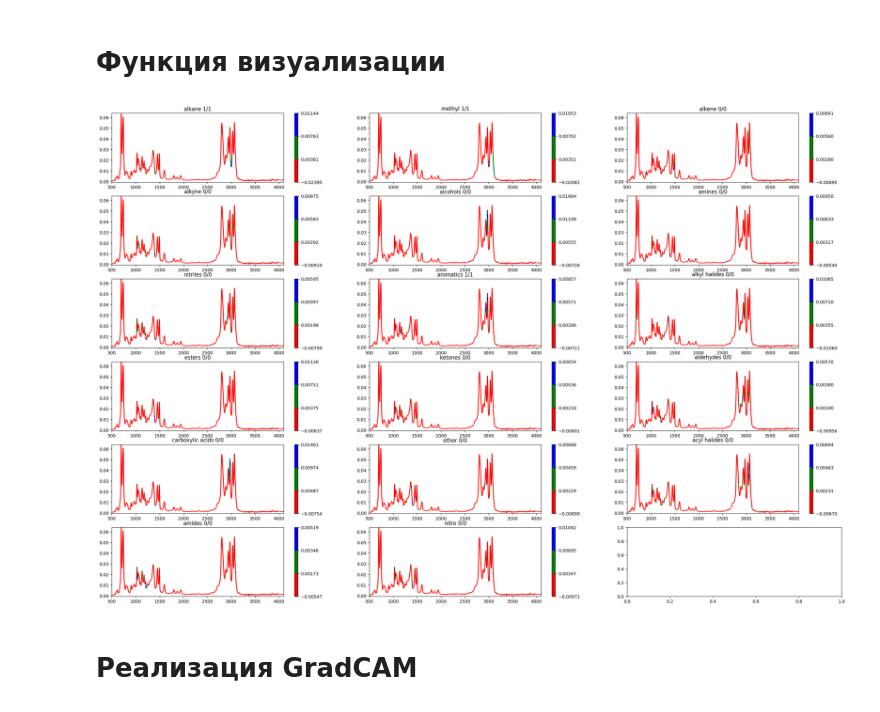
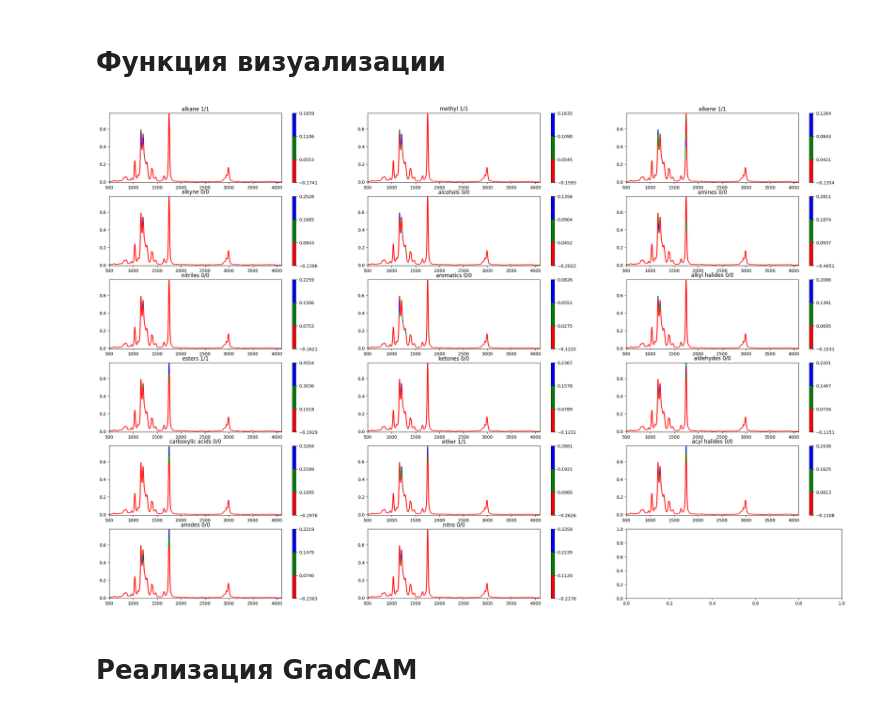
Before and after one commit to Lamblador/IR_expert_system, a Jupyter notebook: Koshelev_IR_expert_system_3_SHAP_vision.ipynb, the cells around one changed output. Saved outputs shown, nothing was run; the diff lists cells and outputs as text; code cells hidden in the pictures.

```diff
--- a/Koshelev_IR_expert_system_3_SHAP_vision.ipynb
+++ b/Koshelev_IR_expert_system_3_SHAP_vision.ipynb
@@ -532,9 +546,9 @@ import torch
 import torch.nn.functional as F
 
 
-class IrResnet3(nn.Module):
+class IrResnet4(nn.Module):
     def __init__(self, hidden_size = 34, class_nums=17):
-        super(IrResnet3, self).__init__()
+        super(IrResnet4, self).__init__()
         self.hidden_size=hidden_size
         # Архитектура на подобие resnet
         self.conv1 = nn.Conv1d(3, hidden_size, kernel_size=3, stride=2, padding = 1) #[3,899]
@@ -550,7 +564,7 @@ class IrResnet3(nn.Module):
         #     BasicBlock(hidden_size, downsample = False), #[2,1800]
         #     BasicBlock(hidden_size),
         #     BasicBlock(hidden_size))
-        self.max1 = nn.MaxPool1d(3,2,0)
+        #self.max1 = nn.MaxPool1d(3,2,0)
         self.layer3 = nn.Sequential(
             BasicBlock(hidden_size*2, downsample = True), #[2,900]
             BasicBlock(hidden_size*2),
@@ -559,7 +573,7 @@ class IrResnet3(nn.Module):
         #     BasicBlock(hidden_size*2, downsample = False),
         #     BasicBlock(hidden_size*2),
         #     BasicBlock(hidden_size*2))
-        self.max2 = nn.MaxPool1d(3,2,0)
+        #self.max2 = nn.MaxPool1d(3,2,0)
         self.layer5 = nn.Sequential(
             BasicBlock(hidden_size*4, downsample = True), #[2,450]
             BasicBlock(hidden_size*4),
@@ -580,7 +594,7 @@ class IrResnet3(nn.Module):
         #self.adppool = nn.AdaptiveMaxPool1d(14)
         self.flatten = nn.Flatten()
         self.do1 = nn.Dropout1d(0.5)
-        self.fc = nn.Linear(hidden_size*8*14, 200)
+        self.fc = nn.Linear(hidden_size*8*56, 200)
         self.do2 = nn.Dropout1d(0.2)
         self.relu1 = nn.ReLU()
         self.fc1 = nn.Linear(200, class_nums)
@@ -595,10 +609,10 @@ class IrResnet3(nn.Module):
         batch = self.relu(batch)
         batch = self.layer1(batch)
         #batch = self.layer2(batch)
-        batch = self.max1(batch)
+        #batch = self.max1(batch)
         batch = self.layer3(batch)
         #batch = self.layer4(batch)
-        batch = self.max2(batch)
+        #batch = self.max2(batch)
         batch = self.layer5(batch)
         #batch = self.layer6(batch)
         batch = self.max3(batch)
@@ -659,6 +673,6 @@ class BasicBlock(nn.Module):
 # %% [markdown]
 ## Импорт модели
 # %%
-model = IrResnet3(50)
-model.load_state_dict(torch.load('/content/IR_expert_system/models/v0.5.0.50/v0.5.0.50_model_param'))
+model = IrResnet4(50)
+model.load_state_dict(torch.load('/content/IR_expert_system/models/v0.5.1.50/v0.5.1.50_model_param'))
 model.eval()
@@ -801,9 +833,9 @@ def view_all_classes_shap(shap_plus_img, inx2cls, num = 0,  mode = 'segments'):
 # %%
 shap_values = calc_shap_values(model, dataloader_ir_test, num_test_samples = 3)
 # %%
-view_all_classes_shap(shap_values, inx2cls, 1,  mode = 'segments')
+view_all_classes_shap(shap_values, inx2cls, 0,  mode = 'segments')
 # %% [output]
-[figure, old version]
+[figure, new version]
 # %% [markdown]
 # Реализация GradCAM
 # %% [markdown]
```
Also changed, not shown: parts of 19 cells of this notebook.
